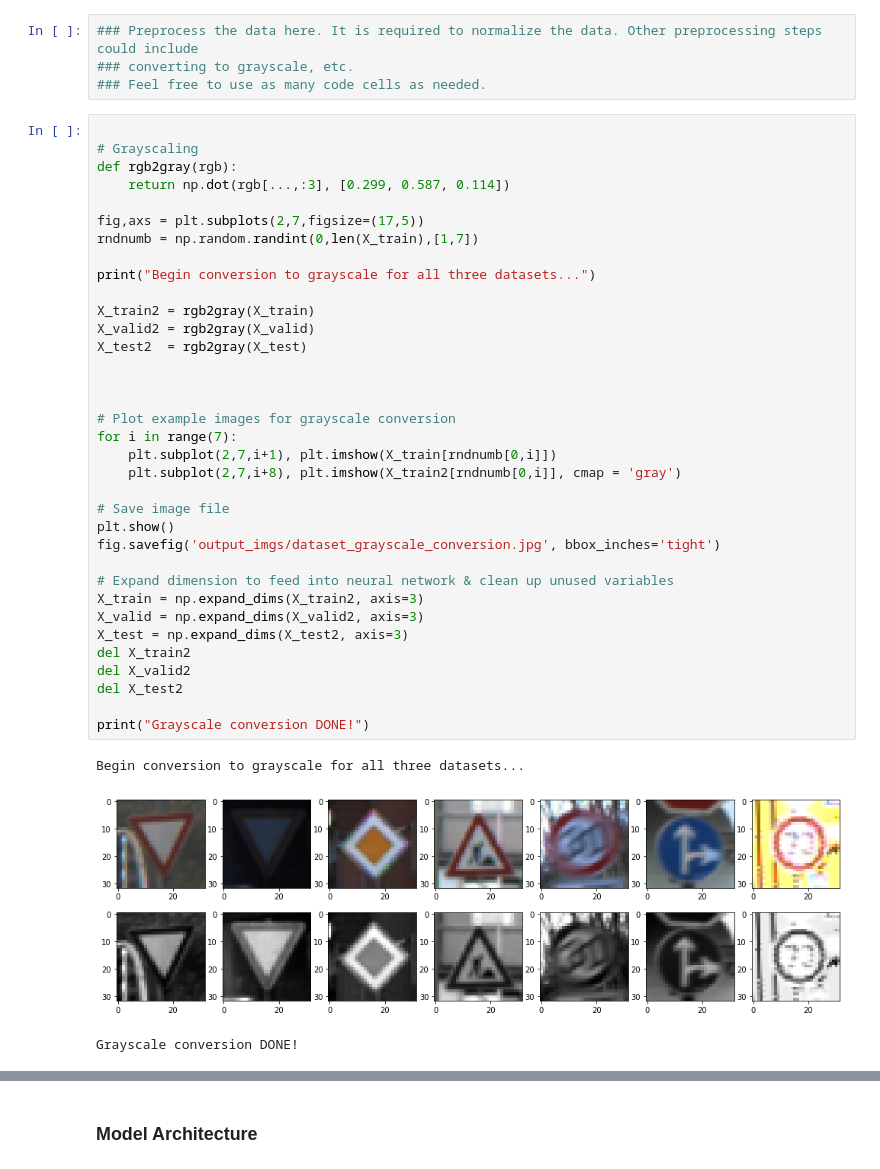
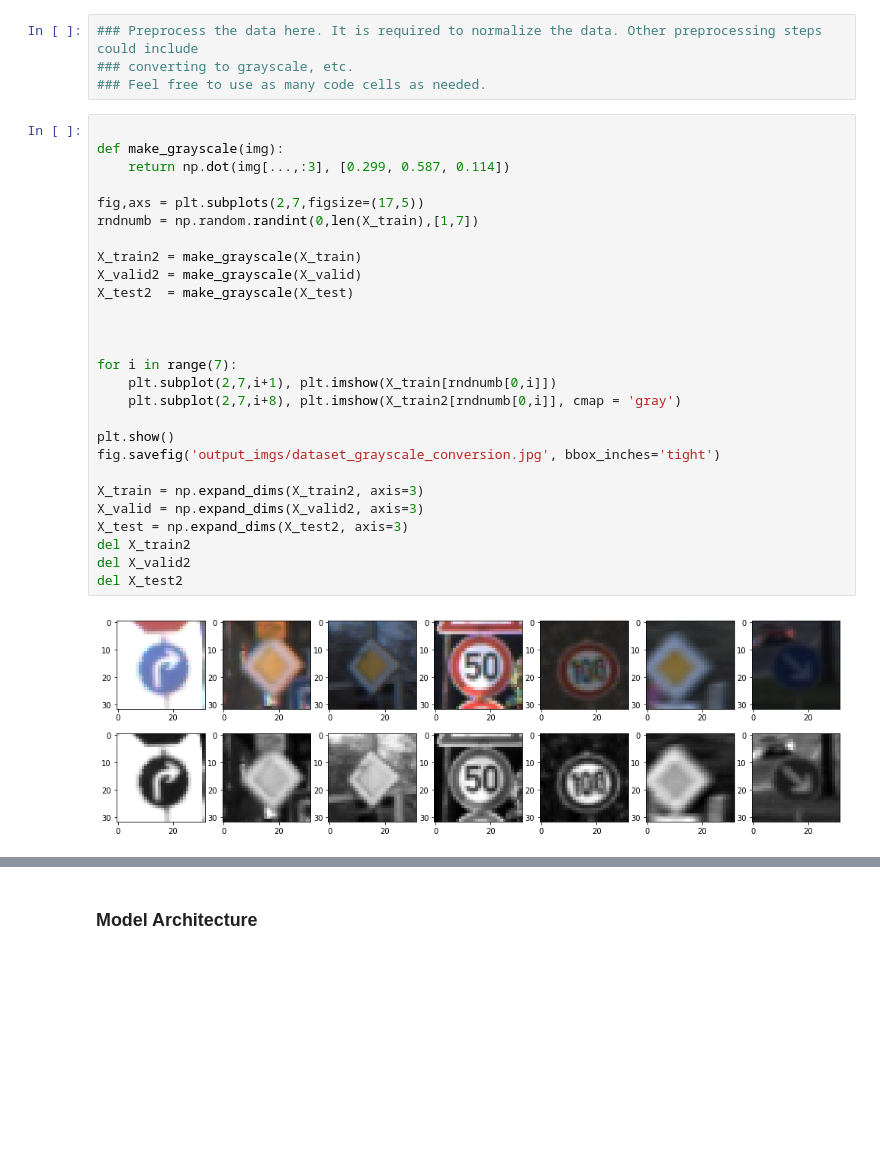
Before and after one commit to Muda413/CarND-Traffic-Sign-Classifier-Project, a Jupyter notebook: Traffic_Sign_Classifier.ipynb, the cells around one changed output, grey strips where cells are left out. Cells and saved outputs as stored; diff of their text form; blank space fills up the shorter version.

```diff
--- a/Traffic_Sign_Classifier.ipynb
+++ b/Traffic_Sign_Classifier.ipynb
@@ -202,41 +197,31 @@ Use the code cell (or multiple code cells, if necessary) to implement the first
 ### Feel free to use as many code cells as needed.
 # %%
 
-# Grayscaling
-def rgb2gray(rgb):
-    return np.dot(rgb[...,:3], [0.299, 0.587, 0.114])
+def make_grayscale(img):
+    return np.dot(img[...,:3], [0.299, 0.587, 0.114])
 
 fig,axs = plt.subplots(2,7,figsize=(17,5))
 rndnumb = np.random.randint(0,len(X_train),[1,7])
 
-print("Begin conversion to grayscale for all three datasets...")
-
-X_train2 = rgb2gray(X_train)
-X_valid2 = rgb2gray(X_valid)
-X_test2  = rgb2gray(X_test)
+X_train2 = make_grayscale(X_train)
+X_valid2 = make_grayscale(X_valid)
+X_test2  = make_grayscale(X_test)
 
 
 
-# Plot example images for grayscale conversion
 for i in range(7):
     plt.subplot(2,7,i+1), plt.imshow(X_train[rndnumb[0,i]])
     plt.subplot(2,7,i+8), plt.imshow(X_train2[rndnumb[0,i]], cmap = 'gray')
 
-# Save image file
 plt.show()
 fig.savefig('output_imgs/dataset_grayscale_conversion.jpg', bbox_inches='tight')
 
-# Expand dimension to feed into neural network & clean up unused variables
 X_train = np.expand_dims(X_train2, axis=3)
 X_valid = np.expand_dims(X_valid2, axis=3)
 X_test = np.expand_dims(X_test2, axis=3)
 del X_train2
 del X_valid2
 del X_test2
-
-print("Grayscale conversion DONE!")
 # %% [output]
-Begin conversion to grayscale for all three datasets...
-[figure, old version]
+[figure, new version]
-Grayscale conversion DONE!
 # %%
```
Also changed, not shown: parts of 8 cells of this notebook, 6 other files.
